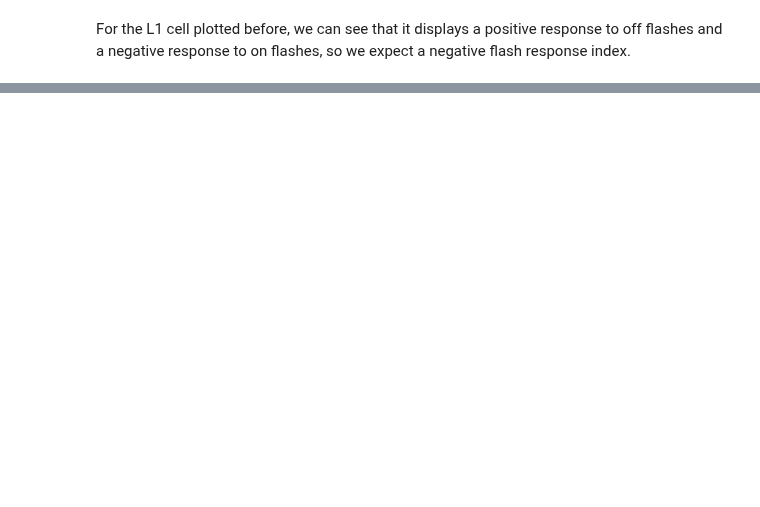
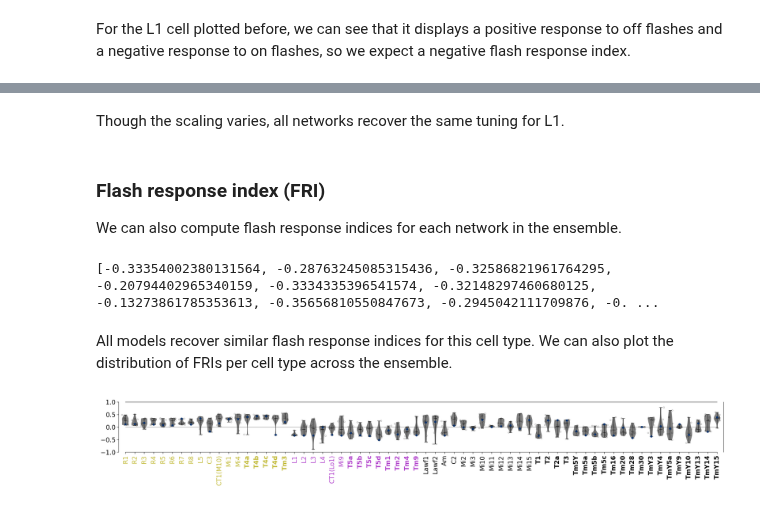
Before and after one commit to TuragaLab/flyvis, a Jupyter notebook: examples/03_flyvision_flash_responses.ipynb, the cells around one changed output, grey strips where cells are left out. Drawn from its saved outputs; the diff is of its cells as text; code cells hidden in the pictures; blank space fills up the shorter version.

```diff
--- a/examples/03_flyvision_flash_responses.ipynb
+++ b/examples/03_flyvision_flash_responses.ipynb
@@ -134,0 +188,4 @@ print(fri)
+# %%
+from flyvision.ensemble import EnsembleView
+ensemble_dir = results_dir / "opticflow/000"
+ensemble = EnsembleView(ensemble_dir)
@@ -134,0 +201,13 @@ print(fri)
+# %%
+responses_array = CellTypeArray(
+    responses,
+    cell_types=network.connectome.unique_cell_types[:].astype(str),
+)
+# %%
+frv = FlashResponseView(
+    arg_df=dataset.arg_df,
+    config=dataset.config,
+    responses=responses_array,
+    stim_sample_dim=1,
+    temporal_dim=2,
+)
@@ -134,0 +224,42 @@ print(fri)
+# %% [markdown]
+Though the scaling varies, all networks recover the same tuning for L1.
+# %% [markdown]
+### Flash response index (FRI)
+
+We can also compute flash response indices for each network in the ensemble.
+# %%
+# get FRI for L1 cell
+fri_l1 = frv.cell_type("L1").fri(radius=6).responses.array.squeeze().tolist()
+print(fri_l1)
+# %% [output]
+[-0.33354002380131564, -0.28763245085315436, -0.32586821961764295, -0.20794402965340159, -0.3334335396541574, -0.32148297460680125, -0.13273861785353613, -0.35656810550847673, -0.2945042111709876, -0. ...
+# %% [markdown]
+All models recover similar flash response indices for this cell type. We can also plot the distribution of FRIs per cell type across the ensemble.
+# %%
+# compute FRIs for all cell types
+fri_all = frv.fri(radius=6)
+# get FRI values and corresponding cell types
+fris = fri_all.responses.array.squeeze()
+cell_types = fri_all.responses.cell_types
+# %%
+from flyvision.analysis.flash_responses import plot_fris
+
+fig, ax = plot_fris(
+    fris,
+    cell_types,
+    scatter_best=True,
+    scatter_all=True,
+    bold_output_type_labels=True,
+    output_cell_types=ensemble[ensemble.names[0]].connectome.output_cell_types[:].astype(str),
+    known_first=True,
+    figsize=[14, 2],
+    cmap=plt.cm.Greys_r,
+    ylim=(-1, 1),
+    color_known_types=True,
+    fontsize=10,
+    scatter_best_index=0,
+    scatter_best_color=plt.get_cmap("Blues")(1.0),
+)
+fig.show()
+# %% [output]
+[figure, added]
```
Also changed, not shown: parts of 22 cells of this notebook, 5 other files.
